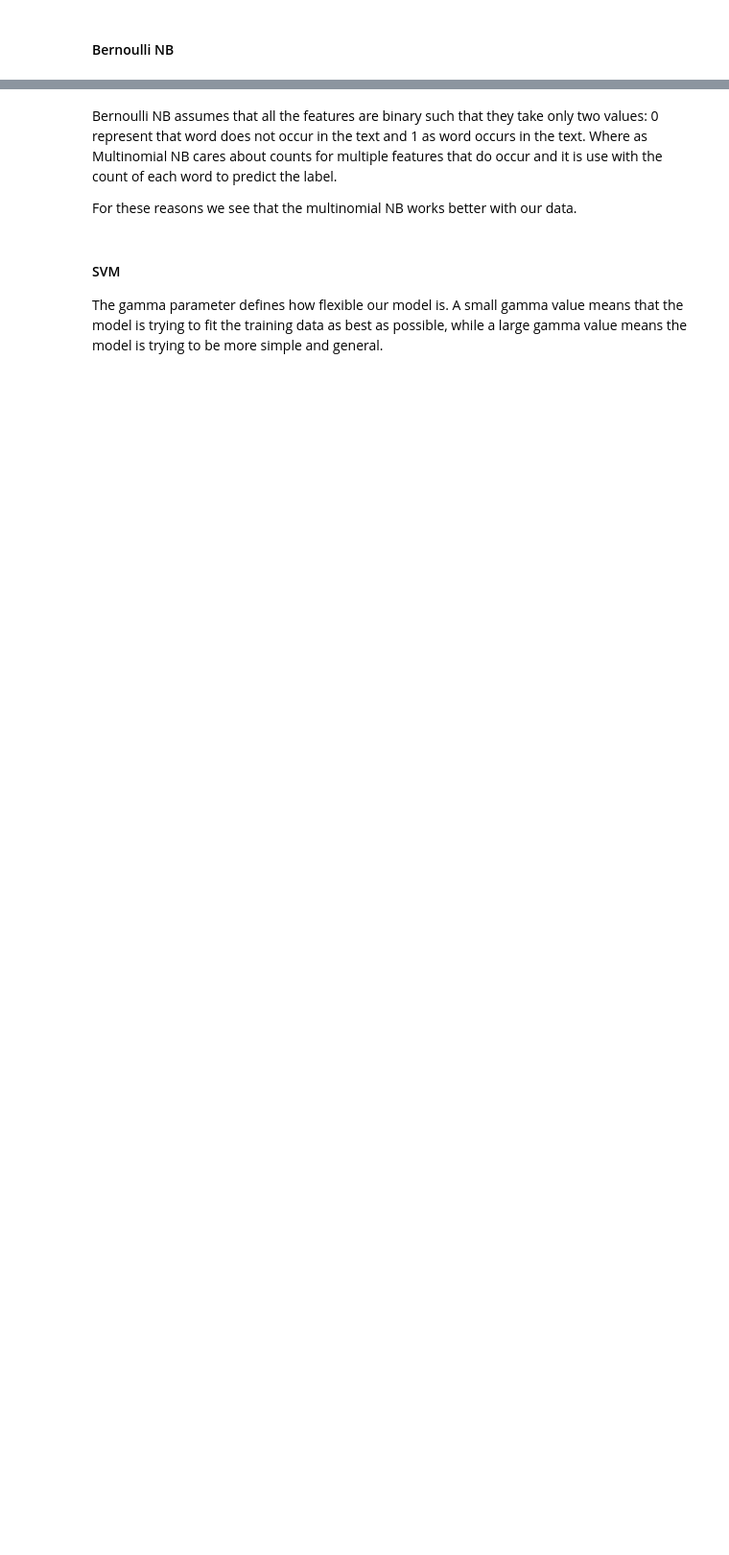
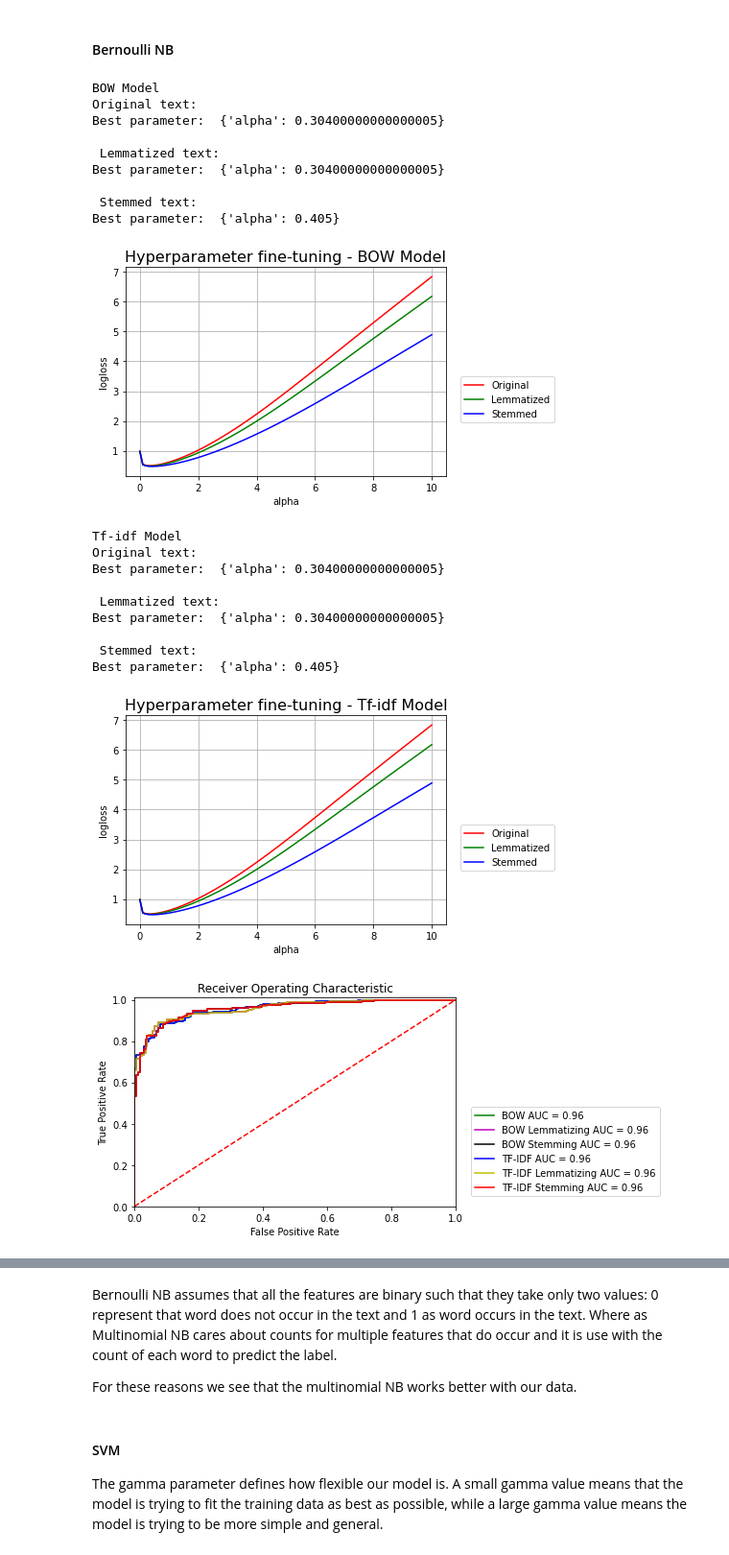
Before and after one commit to isrkan/DataSciencePractice, a Jupyter notebook: Review sentiment analysis.ipynb, the cells around one changed output, grey strips where cells are left out. Shown at 96% size. Cells and saved outputs as stored; diff of their text form; code cells hidden in the pictures; blank space fills up the shorter version.

```diff
--- a/Review sentiment analysis.ipynb
+++ b/Review sentiment analysis.ipynb
@@ -529,5 +511,29 @@ log_models.loc[len(log_models)] = ['Multinomial NB','Stemming','TF-IDF',accuracy
 # %% [markdown]
 #### Bernoulli NB
 # %%
-# parameter grid
-parameter_grid = [{"alpha": np.linspace(0.001, 10, 100)}]
+# Parameter grid
+parameter_grid = {"alpha": np.linspace(0.001, 10, 100)}
+# Run all model variations
+log_models = compare_bow_tfidf('Bernoulli NB',BernoulliNB(),parameter_grid,log_models,X_train_bow, y_train_bow, X_test_bow, y_test_bow,X_train_lemma_bow, y_train_lemma_bow, X_test_lemma_bow, y_test_lemma_bow,X_train_stem_bow, y_train_stem_bow, X_test_stem_bow, y_test_stem_bow,X_train_tfidf, y_train_tfidf, X_test_tfidf, y_test_tfidf,X_train_lemma_tfidf, y_train_lemma_tfidf, X_test_lemma_tfidf, y_test_lemma_tfidf,X_train_stem_tfidf,y_train_stem_tfidf,X_test_stem_tfidf,y_test_stem_tfidf)
+# %% [output]
+BOW Model
+Original text:
+Best parameter:  {'alpha': 0.30400000000000005}
+
+ Lemmatized text:
+Best parameter:  {'alpha': 0.30400000000000005}
+
+ Stemmed text:
+Best parameter:  {'alpha': 0.405}
+[figure, added]
+Tf-idf Model
+Original text:
+Best parameter:  {'alpha': 0.30400000000000005}
+
+ Lemmatized text:
+Best parameter:  {'alpha': 0.30400000000000005}
+
+ Stemmed text:
+Best parameter:  {'alpha': 0.405}
+[figure, added]
+[figure, added]
```
Also changed, not shown: parts of 54 cells of this notebook.
